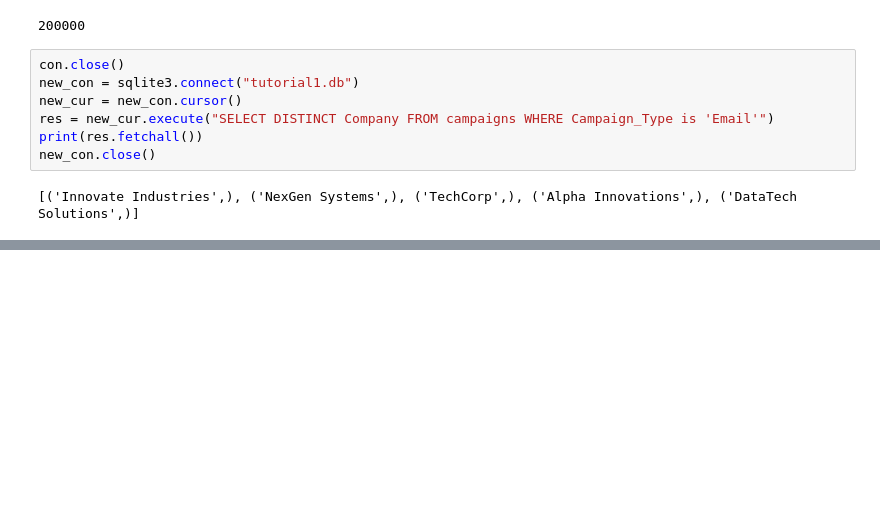
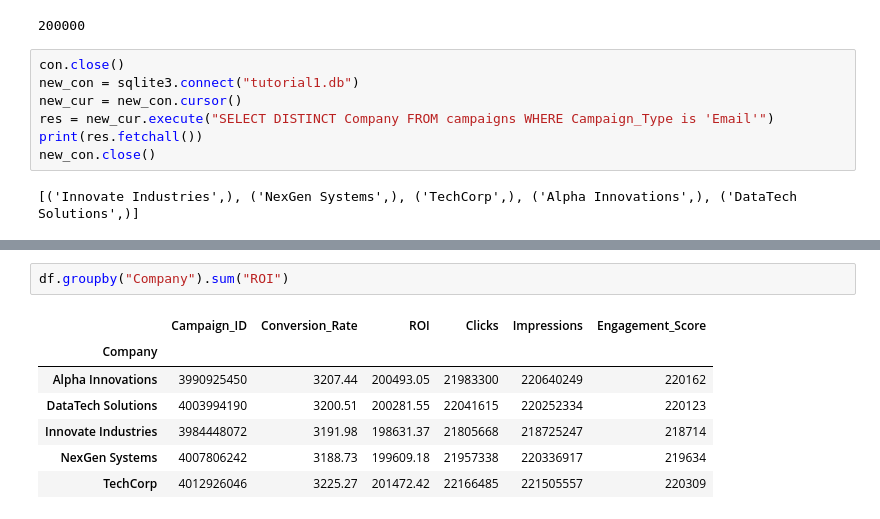
Before and after one commit to villevillegas/analyst_helper, a Jupyter notebook: testing_sqlite.ipynb, the cells around one changed output, grey strips where cells are left out. Drawn from its saved outputs; the diff is of its cells as text; blank space fills up the shorter version.

```diff
--- a/testing_sqlite.ipynb
+++ b/testing_sqlite.ipynb
@@ -40,0 +178,10 @@ new_con.close()
+# %%
+df.groupby("Company").sum("ROI")
+# %% [output]
+|  | Campaign_ID | Conversion_Rate | ROI | Clicks | Impressions | Engagement_Score |
+| Company |  |  |  |  |  |  |
+| Alpha Innovations | 3990925450 | 3207.44 | 200493.05 | 21983300 | 220640249 | 220162 |
+| DataTech Solutions | 4003994190 | 3200.51 | 200281.55 | 22041615 | 220252334 | 220123 |
+| Innovate Industries | 3984448072 | 3191.98 | 198631.37 | 21805668 | 218725247 | 218714 |
+| NexGen Systems | 4007806242 | 3188.73 | 199609.18 | 21957338 | 220336917 | 219634 |
+| TechCorp | 4012926046 | 3225.27 | 201472.42 | 22166485 | 221505557 | 220309 |
```
Also changed, not shown: parts of 16 cells of this notebook.
